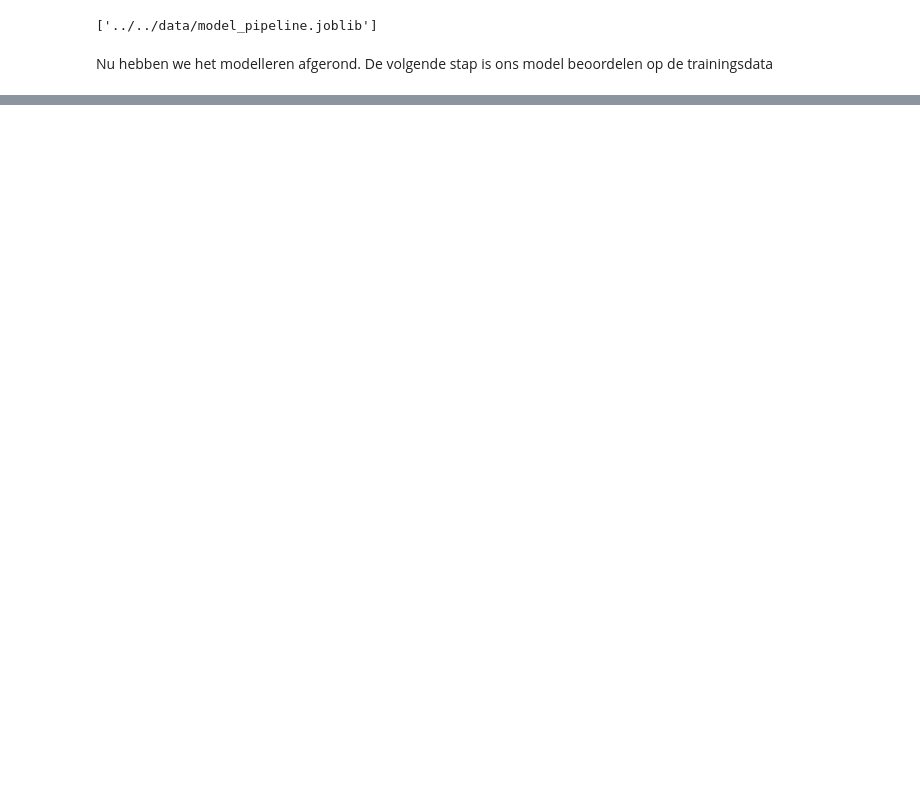
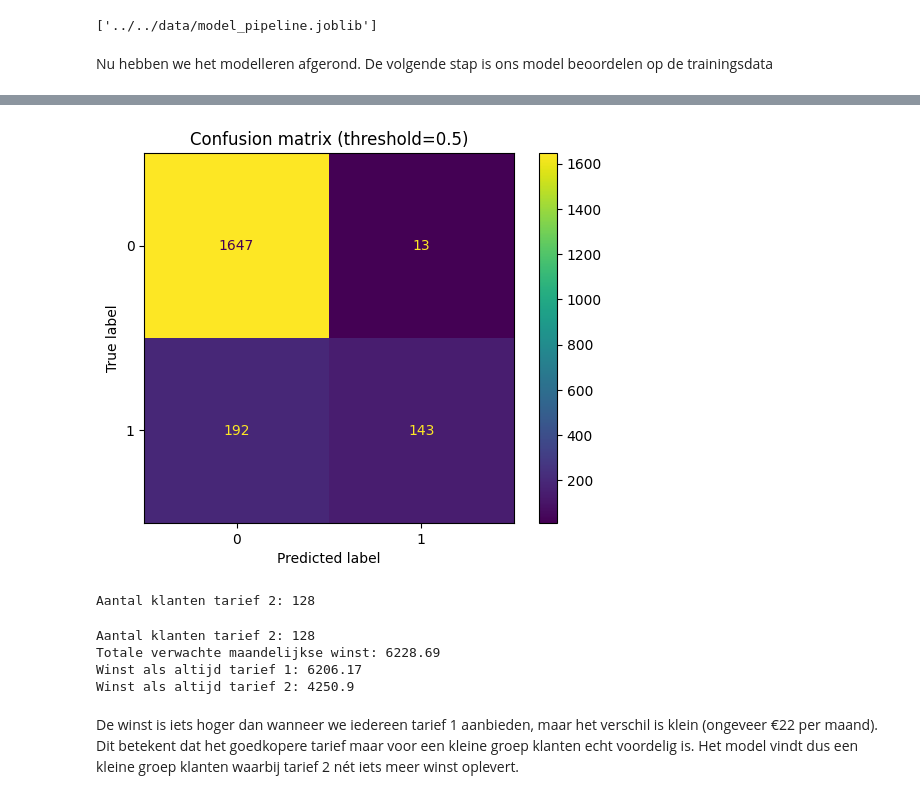
Before and after one commit to Murielle01/BP-3.4, a Jupyter notebook: scripts/opdracht 1/pipeline.ipynb, the cells around one changed output, grey strips where cells are left out. Saved outputs shown, nothing was run; the diff lists cells and outputs as text; code cells hidden in the pictures; blank space fills up the shorter version.

```diff
--- a/scripts/opdracht 1/pipeline.ipynb
+++ b/scripts/opdracht 1/pipeline.ipynb
@@ -535,0 +163,66 @@ fig.show()
+# %%
+# Confusion matrix
+from sklearn.metrics import confusion_matrix, ConfusionMatrixDisplay
+
+threshold = 0.5
+y_pred_05 = (y_prob >= threshold).astype(int)
+
+cm = confusion_matrix(y, y_pred_05)
+ConfusionMatrixDisplay(cm).plot()
+plt.title("Confusion matrix (threshold=0.5)")
+plt.show()
+# %% [output]
+[figure, added]
+# %%
+W1 = 0.1 * X["Frequency of SMS"] + 0.3 * X["Seconds of Use"]
+W2 = 0.07 * X["Frequency of SMS"] + 0.2 * X["Seconds of Use"]
+
+E1 = (1 - y_prob) * W1
+E2 = (1 - 0.75 * y_prob) * W2
+
+offer_tarief2 = (E2 > E1).astype(int)
+
+# Toevoegen aan dataframe
+df["Voorspelde_kans_churn"] = y_prob
+df["Tarief2_aanbieden"] = offer_tarief2
+
+# Hoeveel klanten krijgen tarief 2
+aantal_tarief2 = offer_tarief2.sum()
+print("Aantal klanten tarief 2:", aantal_tarief2)
+# %% [output]
+Aantal klanten tarief 2: 128
+# %%
+# p = kans op churn (vertrekken)
+p = y_prob  # dit is P(Churn=1)
+
+# Zet data om naar per maand (dataset is vaak totaal over 9 maanden)
+sms_pm = X["Frequency of SMS"] / 9
+min_pm = (X["Seconds of Use"] / 60) / 9   # seconden -> minuten -> per maand
+
+# Winst per maand volgens tarief 1 en 2
+W1 = 0.1 * sms_pm + 0.3 * min_pm
+W2 = 0.07 * sms_pm + 0.2 * min_pm
+
+# Verwachte winst per maand
+E_tarief2 = (1 - 0.75 * p) * W2
+E_tarief1 = (1 - p) * W1
+
+# Beslissen wie tarief 2 krijgt (winst-gedreven, GEEN 0.5)
+offer_tarief2 = (E_tarief2 > E_tarief1).astype(int)
+
+# Totale verwachte maandelijkse winst met deze strategie
+totale_winst = E_tarief2[offer_tarief2 == 1].sum() + E_tarief1[offer_tarief2 == 0].sum()
+
+print("Aantal klanten tarief 2:", int(offer_tarief2.sum()))
+print("Totale verwachte maandelijkse winst:", round(float(totale_winst), 2))
+
+# Baselines ter vergelijking
+print("Winst als altijd tarief 1:", round(float(E_tarief1.sum()), 2))
+print("Winst als altijd tarief 2:", round(float(E_tarief2.sum()), 2))
+# %% [output]
+Aantal klanten tarief 2: 128
+Totale verwachte maandelijkse winst: 6228.69
+Winst als altijd tarief 1: 6206.17
+Winst als altijd tarief 2: 4250.9
+# %% [markdown]
+De winst is iets hoger dan wanneer we iedereen tarief 1 aanbieden, maar het verschil is klein (ongeveer €22 per maand). Dit betekent dat het goedkopere tarief maar voor een kleine groep klanten echt voordelig is. Het model vindt dus een kleine groep klanten waarbij tarief 2 nét iets meer winst oplevert.
```
Also changed, not shown: parts of 16 cells of this notebook.
